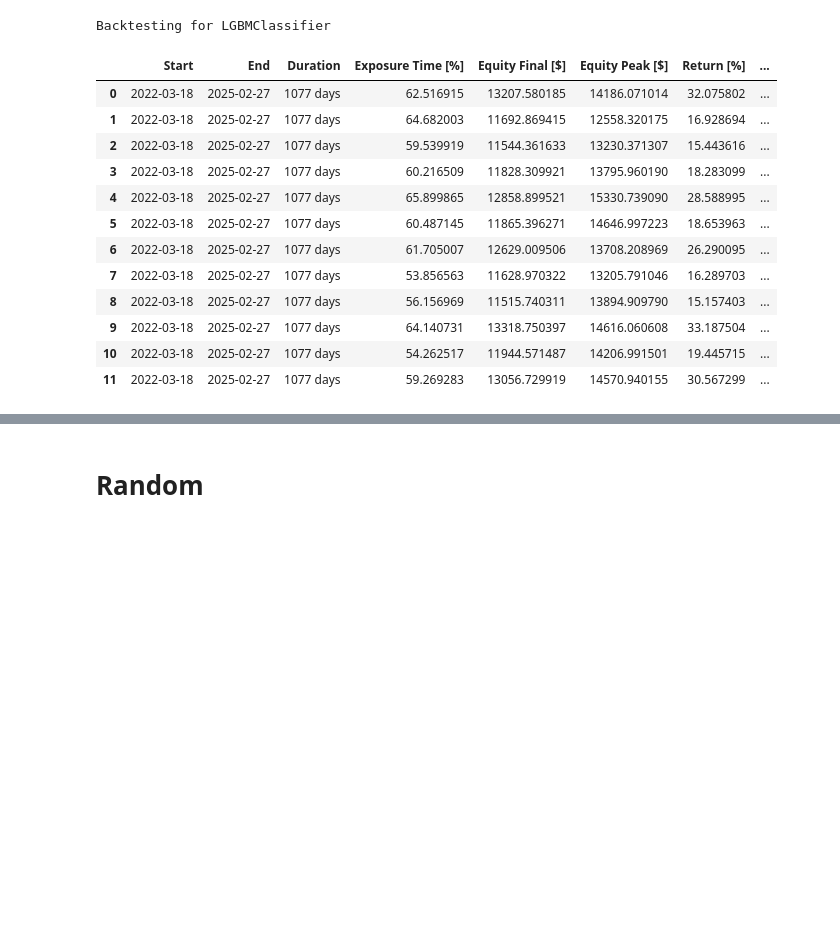
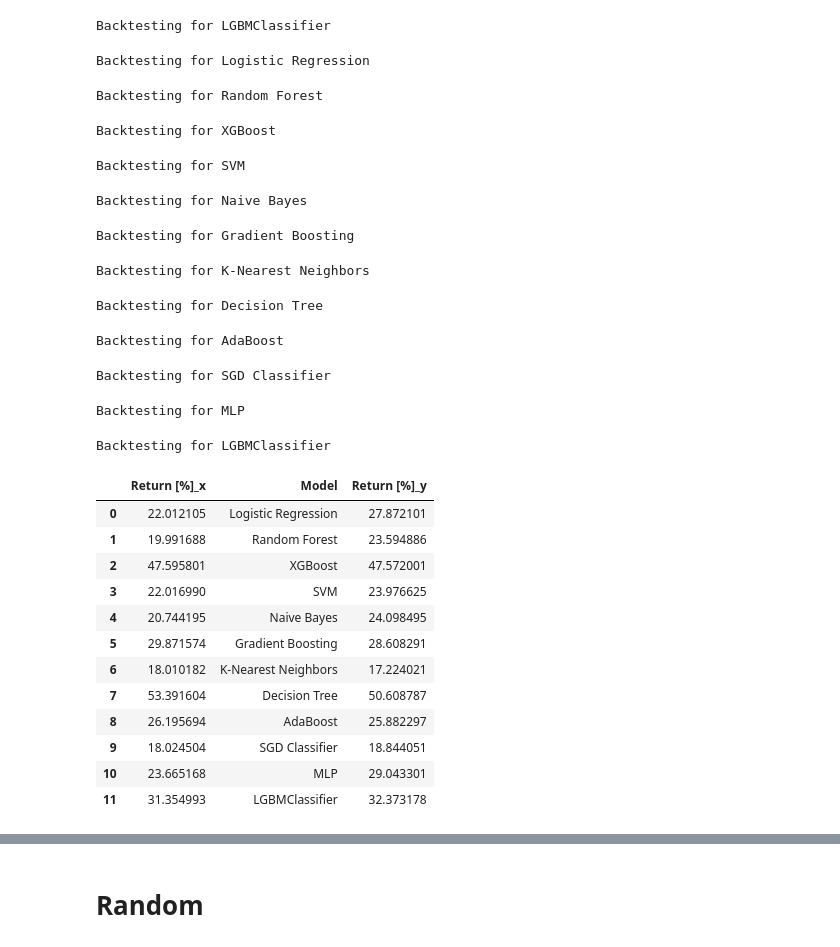
Before and after one commit to SacSresta/Research, a Jupyter notebook: notebook/stage_09_experiment_risk management.ipynb, the cells around one changed output, grey strips where cells are left out. Drawn from its saved outputs; the diff is of its cells as text; code cells hidden in the pictures; blank space fills up the shorter version.

```diff
--- a/notebook/stage_09_experiment_risk management.ipynb
+++ b/notebook/stage_09_experiment_risk management.ipynb
@@ -114,19 +101,32 @@ Backtesting for AdaBoost
 Backtesting for SGD Classifier
 Backtesting for MLP
 Backtesting for LGBMClassifier
-# %%
-normal_df
-# %% [output]
-|  | Start | End | Duration | Exposure Time [%] | Equity Final [$] | Equity Peak [$] | Return [%] | ... |
-| 0 | 2022-03-18 | 2025-02-27 | 1077 days | 62.516915 | 13207.580185 | 14186.071014 | 32.075802 | ... |
-| 1 | 2022-03-18 | 2025-02-27 | 1077 days | 64.682003 | 11692.869415 | 12558.320175 | 16.928694 | ... |
-| 2 | 2022-03-18 | 2025-02-27 | 1077 days | 59.539919 | 11544.361633 | 13230.371307 | 15.443616 | ... |
-| 3 | 2022-03-18 | 2025-02-27 | 1077 days | 60.216509 | 11828.309921 | 13795.960190 | 18.283099 | ... |
-| 4 | 2022-03-18 | 2025-02-27 | 1077 days | 65.899865 | 12858.899521 | 15330.739090 | 28.588995 | ... |
-| 5 | 2022-03-18 | 2025-02-27 | 1077 days | 60.487145 | 11865.396271 | 14646.997223 | 18.653963 | ... |
-| 6 | 2022-03-18 | 2025-02-27 | 1077 days | 61.705007 | 12629.009506 | 13708.208969 | 26.290095 | ... |
-| 7 | 2022-03-18 | 2025-02-27 | 1077 days | 53.856563 | 11628.970322 | 13205.791046 | 16.289703 | ... |
-| 8 | 2022-03-18 | 2025-02-27 | 1077 days | 56.156969 | 11515.740311 | 13894.909790 | 15.157403 | ... |
-| 9 | 2022-03-18 | 2025-02-27 | 1077 days | 64.140731 | 13318.750397 | 14616.060608 | 33.187504 | ... |
-| 10 | 2022-03-18 | 2025-02-27 | 1077 days | 54.262517 | 11944.571487 | 14206.991501 | 19.445715 | ... |
-| 11 | 2022-03-18 | 2025-02-27 | 1077 days | 59.269283 | 13056.729919 | 14570.940155 | 30.567299 | ... |
+# %%
+risk_normal_df,bt_collection = risk_backtest_loop(y_pred_dict,X_test,risk = 0.04 )
+pd.merge(normal_df[['Return [%]','Model']],risk_normal_df[['Return [%]','Model']],on='Model')
+# %% [output]
+Backtesting for Logistic Regression
+Backtesting for Random Forest
+Backtesting for XGBoost
+Backtesting for SVM
+Backtesting for Naive Bayes
+Backtesting for Gradient Boosting
+Backtesting for K-Nearest Neighbors
+Backtesting for Decision Tree
+Backtesting for AdaBoost
+Backtesting for SGD Classifier
+Backtesting for MLP
+Backtesting for LGBMClassifier
+|  | Return [%]_x | Model | Return [%]_y |
+| 0 | 22.012105 | Logistic Regression | 27.872101 |
+| 1 | 19.991688 | Random Forest | 23.594886 |
+| 2 | 47.595801 | XGBoost | 47.572001 |
+| 3 | 22.016990 | SVM | 23.976625 |
+| 4 | 20.744195 | Naive Bayes | 24.098495 |
+| 5 | 29.871574 | Gradient Boosting | 28.608291 |
+| 6 | 18.010182 | K-Nearest Neighbors | 17.224021 |
+| 7 | 53.391604 | Decision Tree | 50.608787 |
+| 8 | 26.195694 | AdaBoost | 25.882297 |
+| 9 | 18.024504 | SGD Classifier | 18.844051 |
+| 10 | 23.665168 | MLP | 29.043301 |
+| 11 | 31.354993 | LGBMClassifier | 32.373178 |
```
Also changed, not shown: parts of 23 cells of this notebook, 2 other files.
